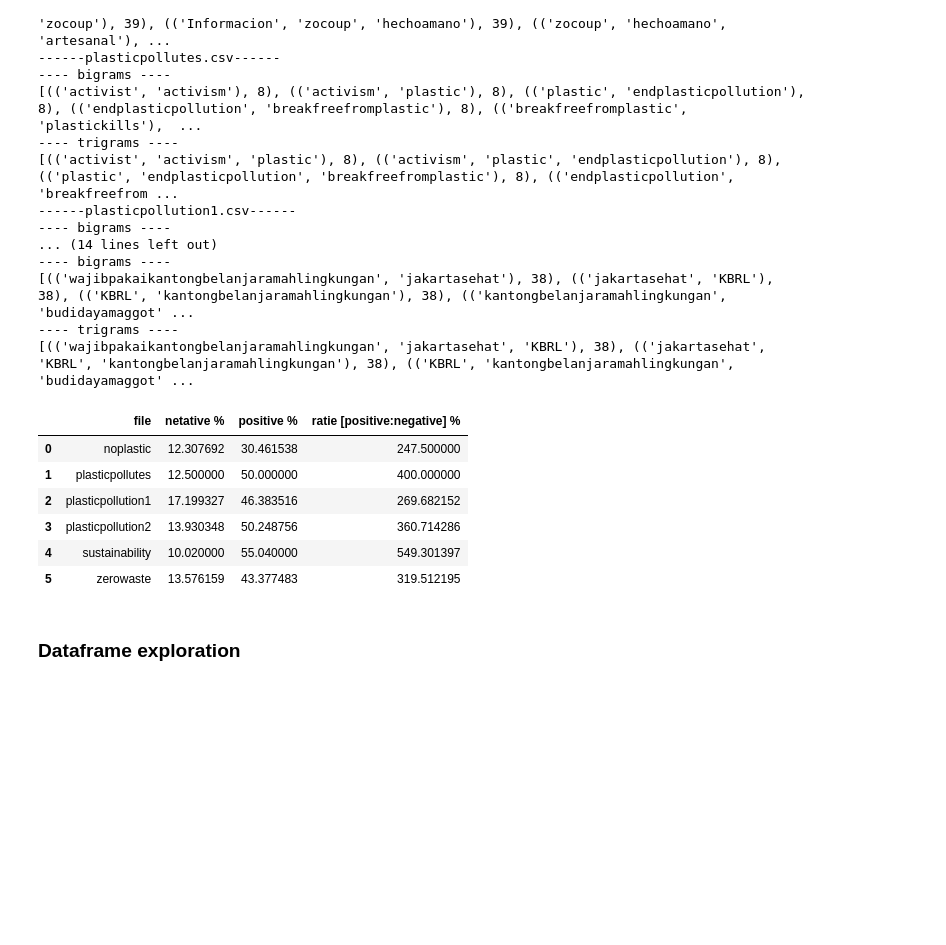
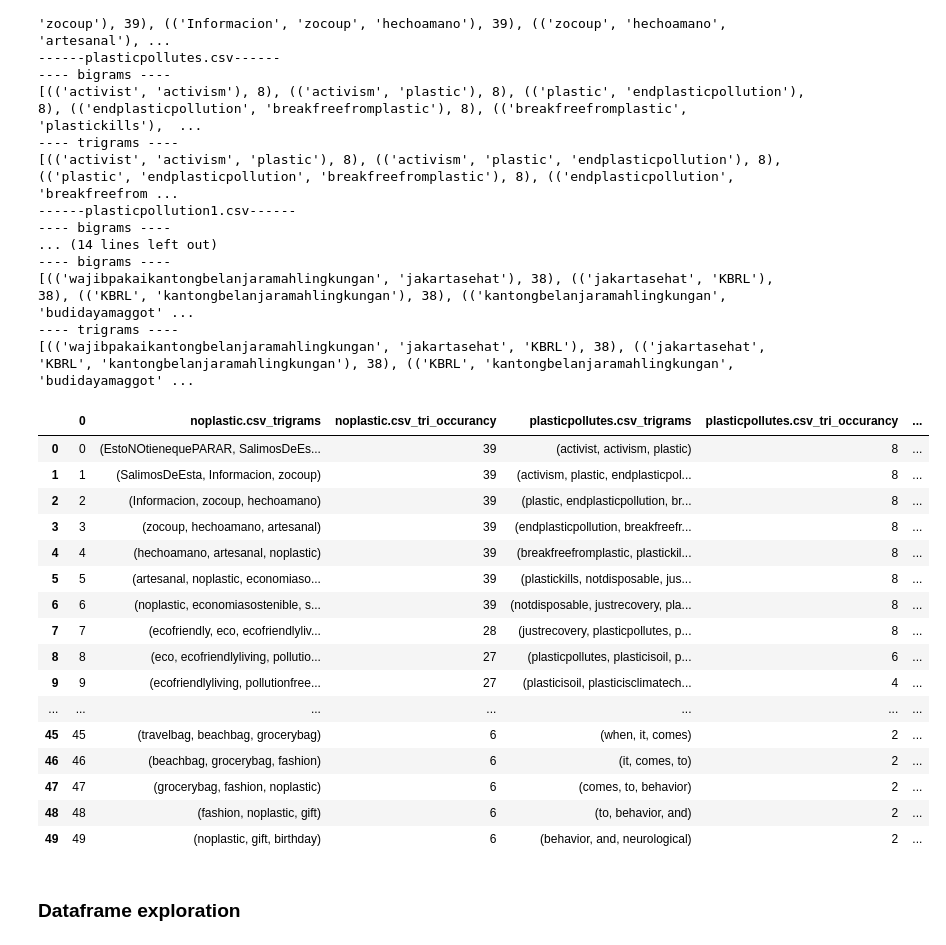
Before and after one commit to Vancouver-Datajam/project_5, a Jupyter notebook: sentiment_ratio.ipynb, the cells around one changed output. Saved outputs shown, nothing was run; the diff lists cells and outputs as text; code cells hidden in the pictures; blank space fills up the shorter version.

Commit message:
update ngram output to df

```diff
--- a/sentiment_ratio.ipynb
+++ b/sentiment_ratio.ipynb
@@ -46,6 +46,6 @@ def get_ratio(tweet, file):
     '''
     return {
         'file': file.split('.')[0],
-        'positive %': tweet[tweet == 'positive'].count()/tweet.count() * 100,
-        'netative %': tweet[tweet == 'negative'].count()/tweet.count() * 100,
-        'ratie [positive:negative] %': tweet[tweet == 'positive'].count()/tweet[tweet == 'negative'].count() * 100}
+        'positive %': (tweet == 'positive').mean() * 100,
+        'netative %': (tweet == 'negative').mean() * 100,
+        'ratie [positive:negative] %': (tweet == 'positive').sum()/(tweet == 'negative').sum() }
@@ -95,6 +83,7 @@ import collections
 files = ['noplastic.csv', 'plasticpollutes.csv', 'plasticpollution1.csv', 'plasticpollution2.csv',
         'sustainability.csv', 'zerowaste.csv']
 results = pd.DataFrame()
+ngrams = pd.DataFrame([_ for _ in range(50)])
 for file in files:
     # read file
     print(f"------{file}------")
@@ -103,7 +92,6 @@ for file in files:
     # get full_text and clean up
     dff = df['full_text'].to_frame()
     dff['clean'] = dff['full_text'].apply(lambda x: (clean_tweet(x)))
-#     dff['clean'] = dff['clean'].apply(lambda x: clean_hashtag(x))
 
     # do the analysis on sentiment
     dff['sentiment'] = dff['clean'].apply(lambda x: get_tweet_sentiment((x)))
@@ -119,11 +107,16 @@ for file in files:
     dff['bi_grams'] = dff['clean'].apply(lambda x: get_bigrams(x))
     lis = flatten_list(dff['bi_grams'])
     c = collections.Counter(lis)
+    a = pd.DataFrame(c.most_common()[:50], columns=[f'{file}_bigrams', f'{file}_bi_occurancy'])
+    df = pd.concat([df, a], axis=1)
+
     print(c.most_common(10))
     print("---- trigrams ----")
     dff['tri_grams'] = dff['clean'].apply(lambda x: get_trigrams(x))
     lis = flatten_list(dff['tri_grams'])
     c = collections.Counter(lis)
+    a = pd.DataFrame(c.most_common()[:50], columns=[f'{file}_trigrams', f'{file}_tri_occurancy'])
+    ngrams = pd.concat([ngrams, a], axis=1)
     print(c.most_common(10))
 
 
@@ -146,16 +139,26 @@ for file in files:
 [(('wajibpakaikantongbelanjaramahlingkungan', 'jakartasehat'), 38), (('jakartasehat', 'KBRL'), 38), (('KBRL', 'kantongbelanjaramahlingkungan'), 38), (('kantongbelanjaramahlingkungan', 'budidayamaggot' ...
 ---- trigrams ----
 [(('wajibpakaikantongbelanjaramahlingkungan', 'jakartasehat', 'KBRL'), 38), (('jakartasehat', 'KBRL', 'kantongbelanjaramahlingkungan'), 38), (('KBRL', 'kantongbelanjaramahlingkungan', 'budidayamaggot' ...
-# %%
-results
-# %% [output]
-|  | file | netative % | positive % | ratie [positive:negative] % |
-| 0 | noplastic | 12.307692 | 30.461538 | 247.500000 |
-| 1 | plasticpollutes | 12.500000 | 50.000000 | 400.000000 |
-| 2 | plasticpollution1 | 17.199327 | 46.383516 | 269.682152 |
-| 3 | plasticpollution2 | 13.930348 | 50.248756 | 360.714286 |
-| 4 | sustainability | 10.020000 | 55.040000 | 549.301397 |
-| 5 | zerowaste | 13.576159 | 43.377483 | 319.512195 |
+# %%
+ngrams
+# %% [output]
+|  | 0 | noplastic.csv_trigrams | noplastic.csv_tri_occurancy | plasticpollutes.csv_trigrams | plasticpollutes.csv_tri_occurancy | ... |
+| 0 | 0 | (EstoNOtienequePARAR, SalimosDeEs... | 39 | (activist, activism, plastic) | 8 | ... |
+| 1 | 1 | (SalimosDeEsta, Informacion, zocoup) | 39 | (activism, plastic, endplasticpol... | 8 | ... |
+| 2 | 2 | (Informacion, zocoup, hechoamano) | 39 | (plastic, endplasticpollution, br... | 8 | ... |
+| 3 | 3 | (zocoup, hechoamano, artesanal) | 39 | (endplasticpollution, breakfreefr... | 8 | ... |
+| 4 | 4 | (hechoamano, artesanal, noplastic) | 39 | (breakfreefromplastic, plastickil... | 8 | ... |
+| 5 | 5 | (artesanal, noplastic, economiaso... | 39 | (plastickills, notdisposable, jus... | 8 | ... |
+| 6 | 6 | (noplastic, economiasostenible, s... | 39 | (notdisposable, justrecovery, pla... | 8 | ... |
+| 7 | 7 | (ecofriendly, eco, ecofriendlyliv... | 28 | (justrecovery, plasticpollutes, p... | 8 | ... |
+| 8 | 8 | (eco, ecofriendlyliving, pollutio... | 27 | (plasticpollutes, plasticisoil, p... | 6 | ... |
+| 9 | 9 | (ecofriendlyliving, pollutionfree... | 27 | (plasticisoil, plasticisclimatech... | 4 | ... |
+| ... | ... | ... | ... | ... | ... | ... |
+| 45 | 45 | (travelbag, beachbag, grocerybag) | 6 | (when, it, comes) | 2 | ... |
+| 46 | 46 | (beachbag, grocerybag, fashion) | 6 | (it, comes, to) | 2 | ... |
+| 47 | 47 | (grocerybag, fashion, noplastic) | 6 | (comes, to, behavior) | 2 | ... |
+| 48 | 48 | (fashion, noplastic, gift) | 6 | (to, behavior, and) | 2 | ... |
+| 49 | 49 | (noplastic, gift, birthday) | 6 | (behavior, and, neurological) | 2 | ... |
 # %% [markdown]
 ### Dataframe exploration
 # %%
```
Also changed, not shown: parts of 2 cells of this notebook.
